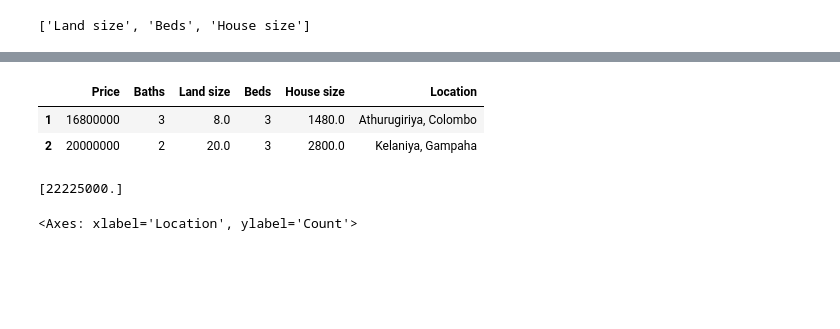
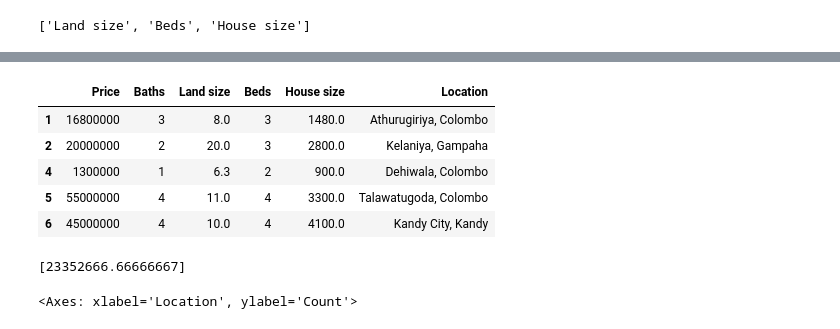
Before and after one commit to ldotmithu/End_to_End_House_Price_Estimater_IkmanData, a Jupyter notebook: notebook/SL_House.ipynb, the cells around one changed output, grey strips where cells are left out. Saved outputs shown, nothing was run; the diff lists cells and outputs as text; code cells hidden in the pictures; blank space fills up the shorter version.

```diff
--- a/notebook/SL_House.ipynb
+++ b/notebook/SL_House.ipynb
@@ -353,0 +358,5 @@ Name: Price, dtype: float64
+# %%
+location_status = data['Location'].value_counts()
+# %%
+location_status_less_5 = location_status[location_status<5]
+len(location_status_less_5)
@@ -353,0 +365,2 @@ Name: Price, dtype: float64
+# %%
+data['Location'] = data['Location'].apply(lambda x: 'Other' if x in location_status_less_5 else x)
@@ -561,14 +555,17 @@ Stacked Model R² Score: 0.8693070293247596
 # %%
-data.head(2)
+data.head()
 # %% [output]
 |  | Price | Baths | Land size | Beds | House size | Location |
 | 1 | 16800000 | 3 | 8.0 | 3 | 1480.0 | Athurugiriya, Colombo |
 | 2 | 20000000 | 2 | 20.0 | 3 | 2800.0 | Kelaniya, Gampaha |
+| 4 | 1300000 | 1 | 6.3 | 2 | 900.0 | Dehiwala, Colombo |
+| 5 | 55000000 | 4 | 11.0 | 4 | 3300.0 | Talawatugoda, Colombo |
+| 6 | 45000000 | 4 | 10.0 | 4 | 4100.0 | Kandy City, Kandy |
 # %%
 import numpy as np
 columns = ["Baths", "Land size", "Beds", "House size", "Location"]
 #columns = ["Baths", "Beds", "House size", "Location"]
-input_data = [2,20,  3, 2800, "Kelaniya, Gampaha"]
+input_data = [2,11,  3, 3000, "Athurugiriya, Colombo"]
 input_data = pd.DataFrame([input_data], columns=columns)
 
 input_data = preprocess.transform(input_data)
@@ -576,7 +573,7 @@ prediction = rf.predict(input_data)
 
 print(prediction)
 # %% [output]
-[22225000.]
+[23352666.66666667]
 # %%
 sns.histplot(data['Location'],kde=True)
 # %% [output]
```
Also changed, not shown: parts of 16 cells of this notebook, 3 other files.
